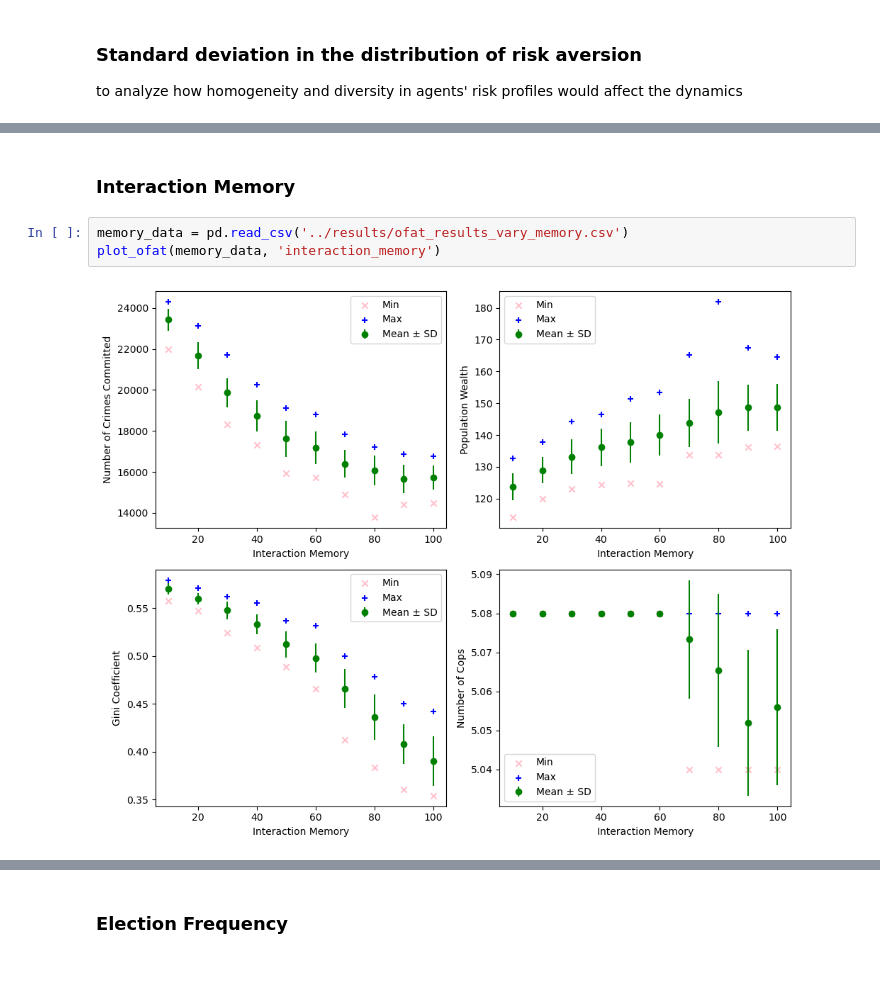
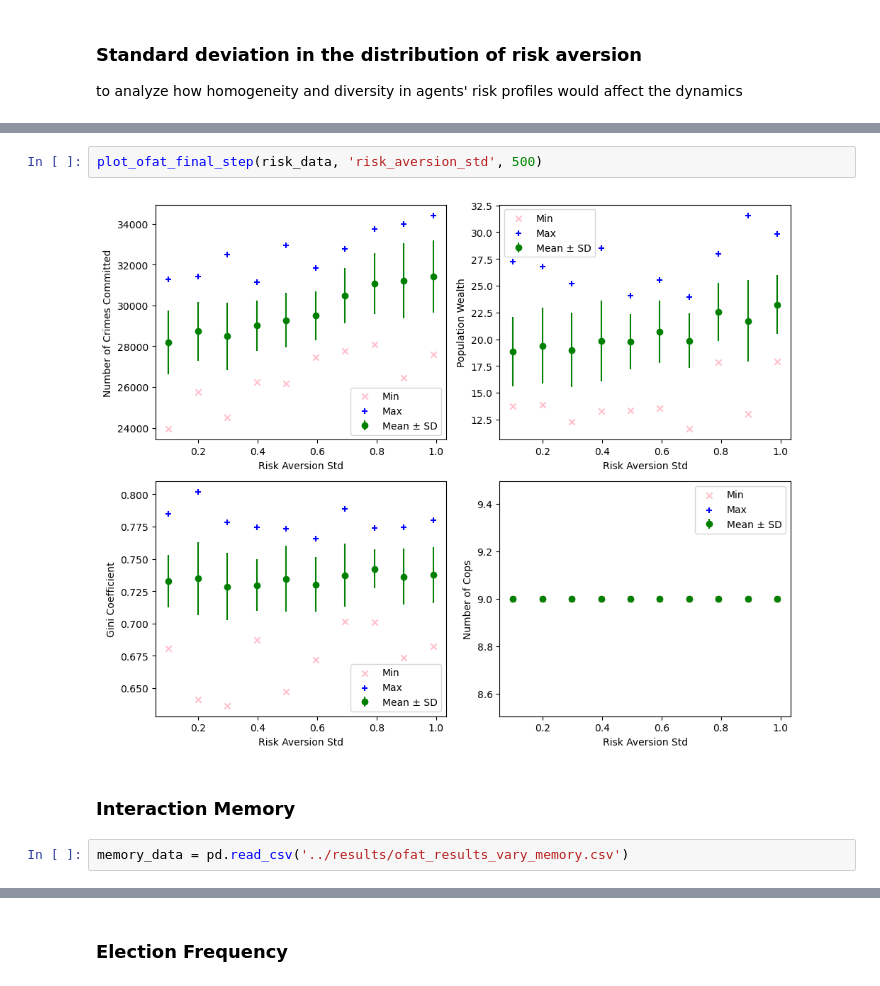
Before and after one commit to nabilasiregar/abm-project, a Jupyter notebook: notebooks/sensitivity_analysis.ipynb, the cells around one changed output, grey strips where cells are left out. Cells and saved outputs as stored; diff of their text form.

```diff
--- a/notebooks/sensitivity_analysis.ipynb
+++ b/notebooks/sensitivity_analysis.ipynb
@@ -83,7 +90,8 @@ plot_ofat(risk_data, 'risk_aversion_std')
+# %%
+plot_ofat_final_step(risk_data, 'risk_aversion_std', 500)
+# %% [output]
+[figure, added]
 # %% [markdown]
 ### Interaction Memory
 # %%
 memory_data = pd.read_csv('../results/ofat_results_vary_memory.csv')
-plot_ofat(memory_data, 'interaction_memory')
-# %% [output]
-[figure, removed]
```
Also changed, not shown: parts of 11 cells of this notebook, 2 other files.
